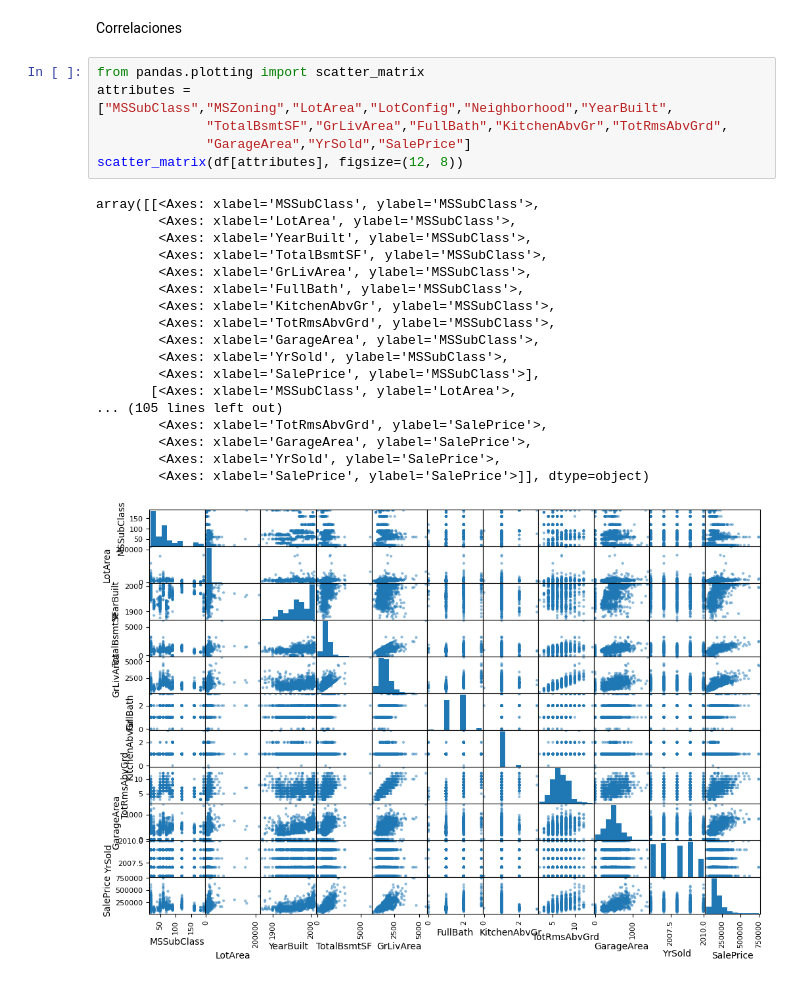
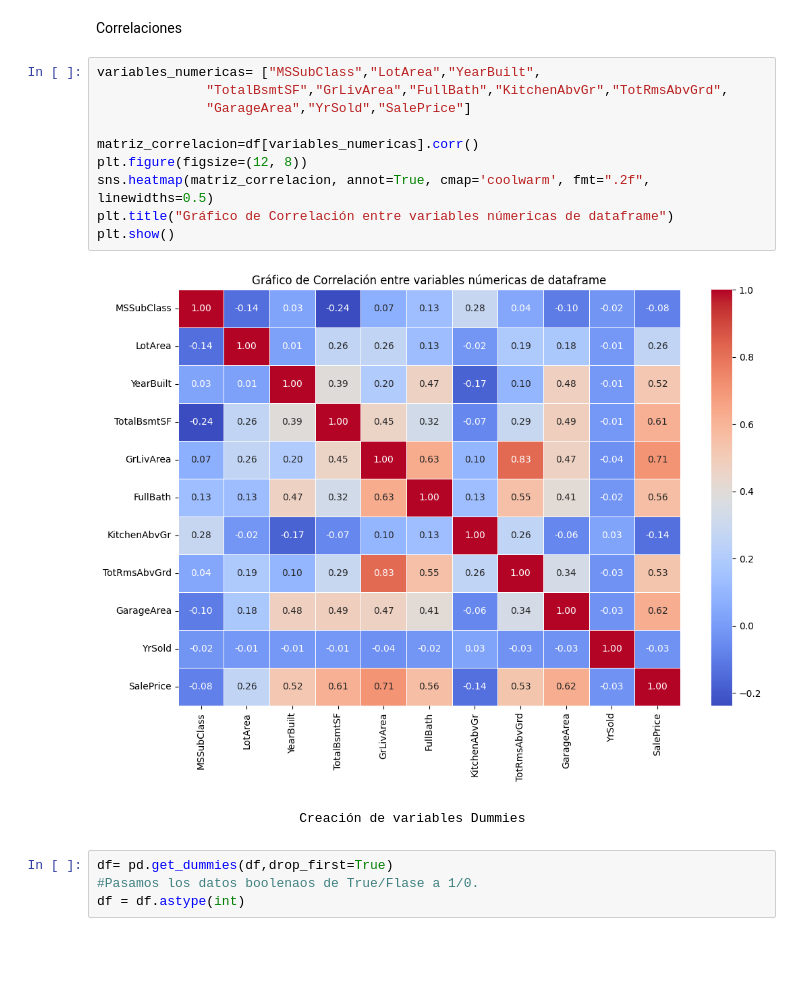
Before and after one commit to td2USA-20232/grupo4, a Jupyter notebook: caso.ipynb, the cells around one changed output. Drawn from its saved outputs; the diff is of its cells as text; blank space fills up the shorter version.

```diff
--- a/caso.ipynb
+++ b/caso.ipynb
@@ -356,28 +356,21 @@ plt.show()
 [figure]
 # %% [markdown]
 Correlaciones
-# %%
-from pandas.plotting import scatter_matrix
-attributes = ["MSSubClass","MSZoning","LotArea","LotConfig","Neighborhood","YearBuilt",
-              "TotalBsmtSF","GrLivArea","FullBath","KitchenAbvGr","TotRmsAbvGrd",
-              "GarageArea","YrSold","SalePrice"]
-scatter_matrix(df[attributes], figsize=(12, 8))
-# %% [output]
-array([[<Axes: xlabel='MSSubClass', ylabel='MSSubClass'>,
-        <Axes: xlabel='LotArea', ylabel='MSSubClass'>,
-        <Axes: xlabel='YearBuilt', ylabel='MSSubClass'>,
-        <Axes: xlabel='TotalBsmtSF', ylabel='MSSubClass'>,
-        <Axes: xlabel='GrLivArea', ylabel='MSSubClass'>,
-        <Axes: xlabel='FullBath', ylabel='MSSubClass'>,
-        <Axes: xlabel='KitchenAbvGr', ylabel='MSSubClass'>,
-        <Axes: xlabel='TotRmsAbvGrd', ylabel='MSSubClass'>,
-        <Axes: xlabel='GarageArea', ylabel='MSSubClass'>,
-        <Axes: xlabel='YrSold', ylabel='MSSubClass'>,
-        <Axes: xlabel='SalePrice', ylabel='MSSubClass'>],
-       [<Axes: xlabel='MSSubClass', ylabel='LotArea'>,
-... (105 lines left out)
-        <Axes: xlabel='TotRmsAbvGrd', ylabel='SalePrice'>,
-        <Axes: xlabel='GarageArea', ylabel='SalePrice'>,
-        <Axes: xlabel='YrSold', ylabel='SalePrice'>,
-        <Axes: xlabel='SalePrice', ylabel='SalePrice'>]], dtype=object)
-[figure, removed]
+# %%
+variables_numericas= ["MSSubClass","LotArea","YearBuilt",
+              "TotalBsmtSF","GrLivArea","FullBath","KitchenAbvGr","TotRmsAbvGrd",
+              "GarageArea","YrSold","SalePrice"]
+
+matriz_correlacion=df[variables_numericas].corr()
+plt.figure(figsize=(12, 8))
+sns.heatmap(matriz_correlacion, annot=True, cmap='coolwarm', fmt=".2f", linewidths=0.5)
+plt.title("Gráfico de Correlación entre variables númericas de dataframe")
+plt.show()
+# %% [output]
+[figure, added]
+# %% [markdown]
+                            Creación de variables Dummies
+# %%
+df= pd.get_dummies(df,drop_first=True)
+#Pasamos los datos boolenaos de True/Flase a 1/0.
+df = df.astype(int)
```
Also changed, not shown: parts of 2 cells of this notebook.
